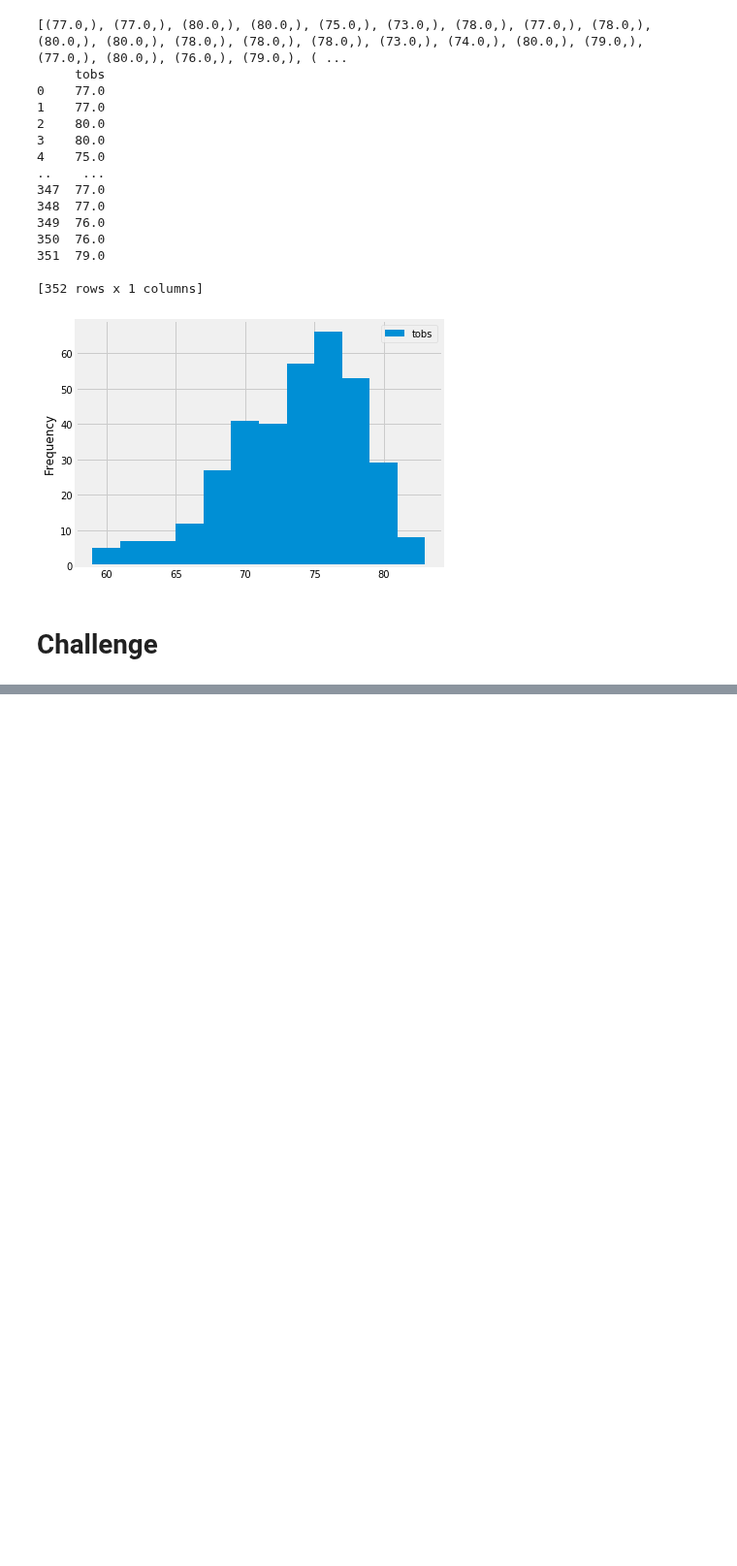
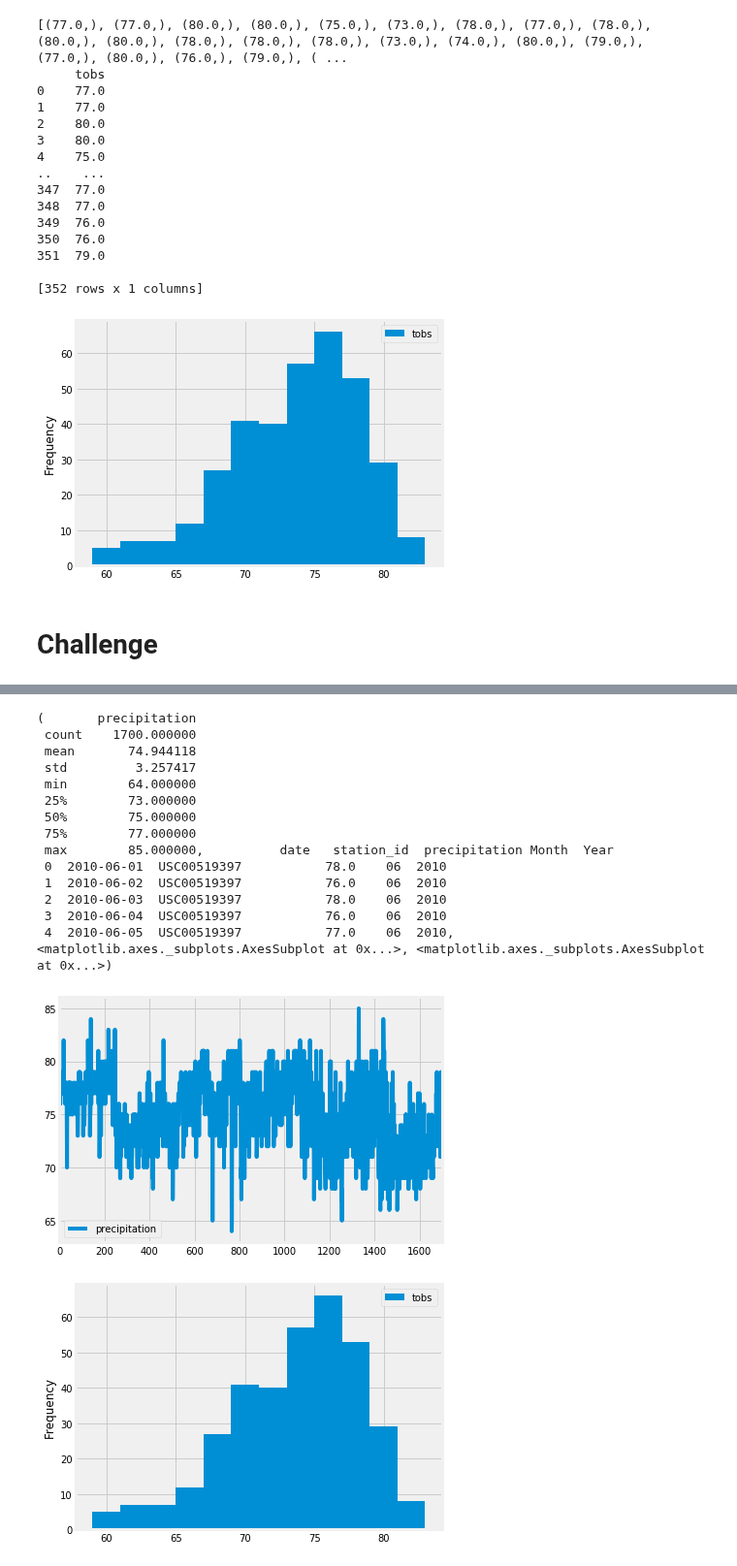
Before and after one commit to vsanand27/surfs_up, a Jupyter notebook: climate_analysis.ipynb, the cells around one changed output, grey strips where cells are left out. Shown at 97% size. Saved outputs shown, nothing was run; the diff lists cells and outputs as text; code cells hidden in the pictures; blank space fills up the shorter version.

```diff
--- a/climate_analysis.ipynb
+++ b/climate_analysis.ipynb
@@ -186,0 +240,37 @@ plt.tight_layout()
+# %%
+def Temp(month):
+    results2 = session.query(Measurement.date,Measurement.station, Measurement.tobs, func.strftime("%m", Measurement.date),func.strftime("%Y", Measurement.date)).\
+                    filter(func.strftime("%m", Measurement.date)==month).all()
+
+    df2 = pd.DataFrame(results2, columns=['date','station_id','precipitation','Month', 'Year'])
+
+    #df2['month']=pd.to_datetime(df2['date'],format="%m")
+
+    X=df2.plot()
+    plt.tight_layout()
+
+    y= df.plot.hist(bins=12)
+    plt.tight_layout()
+    #y=df2.plot.boxplot()
+    #plt.tight_layout()
+
+    return df2.describe(), df2.head(), X, y
+# %%
+Temp('06')
+# %% [output]
+(       precipitation
+ count    1700.000000
+ mean       74.944118
+ std         3.257417
+ min        64.000000
+ 25%        73.000000
+ 50%        75.000000
+ 75%        77.000000
+ max        85.000000,          date   station_id  precipitation Month  Year
+ 0  2010-06-01  USC00519397           78.0    06  2010
+ 1  2010-06-02  USC00519397           76.0    06  2010
+ 2  2010-06-03  USC00519397           78.0    06  2010
+ 3  2010-06-04  USC00519397           76.0    06  2010
+ 4  2010-06-05  USC00519397           77.0    06  2010, <matplotlib.axes._subplots.AxesSubplot at 0x...>, <matplotlib.axes._subplots.AxesSubplot at 0x...>)
+[figure, added]
+[figure, added]
```
Also changed, not shown: parts of 5 cells of this notebook, 1 other file.
